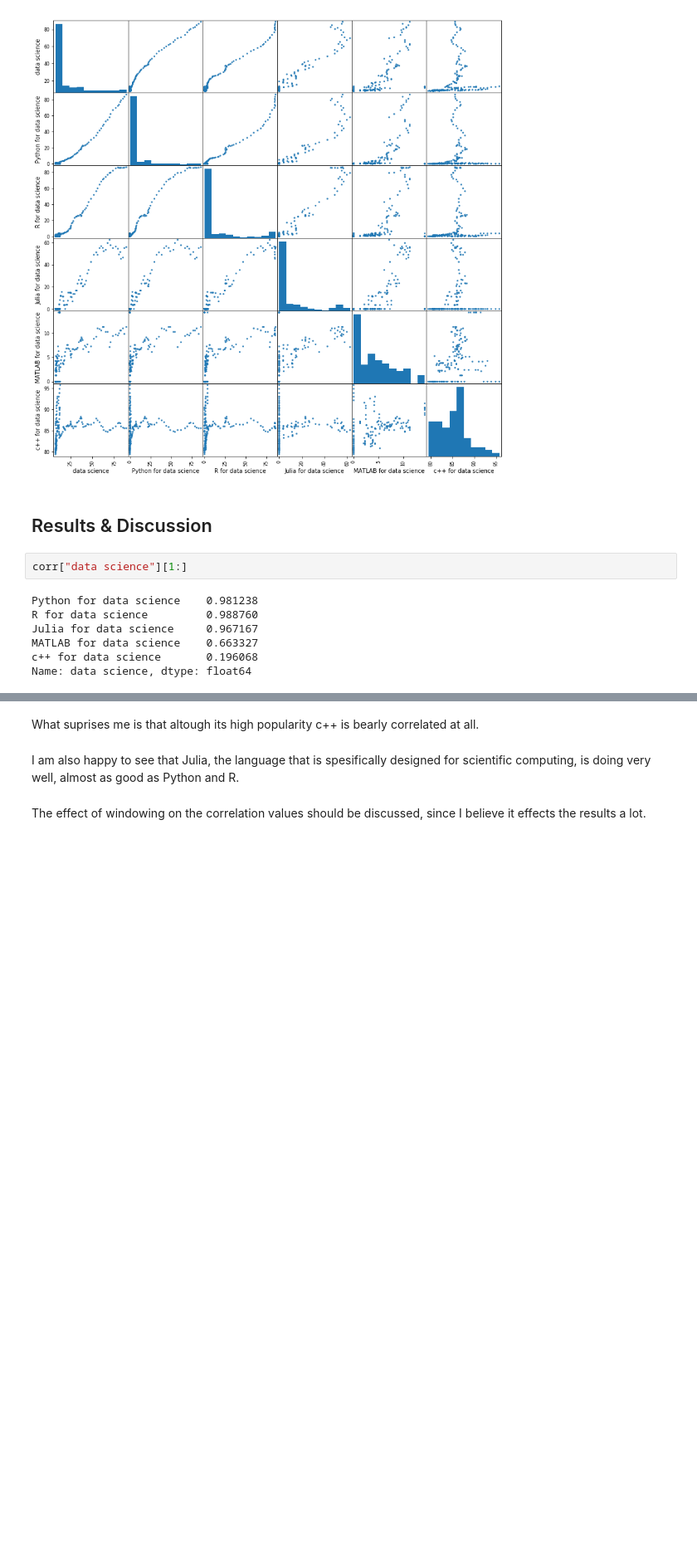
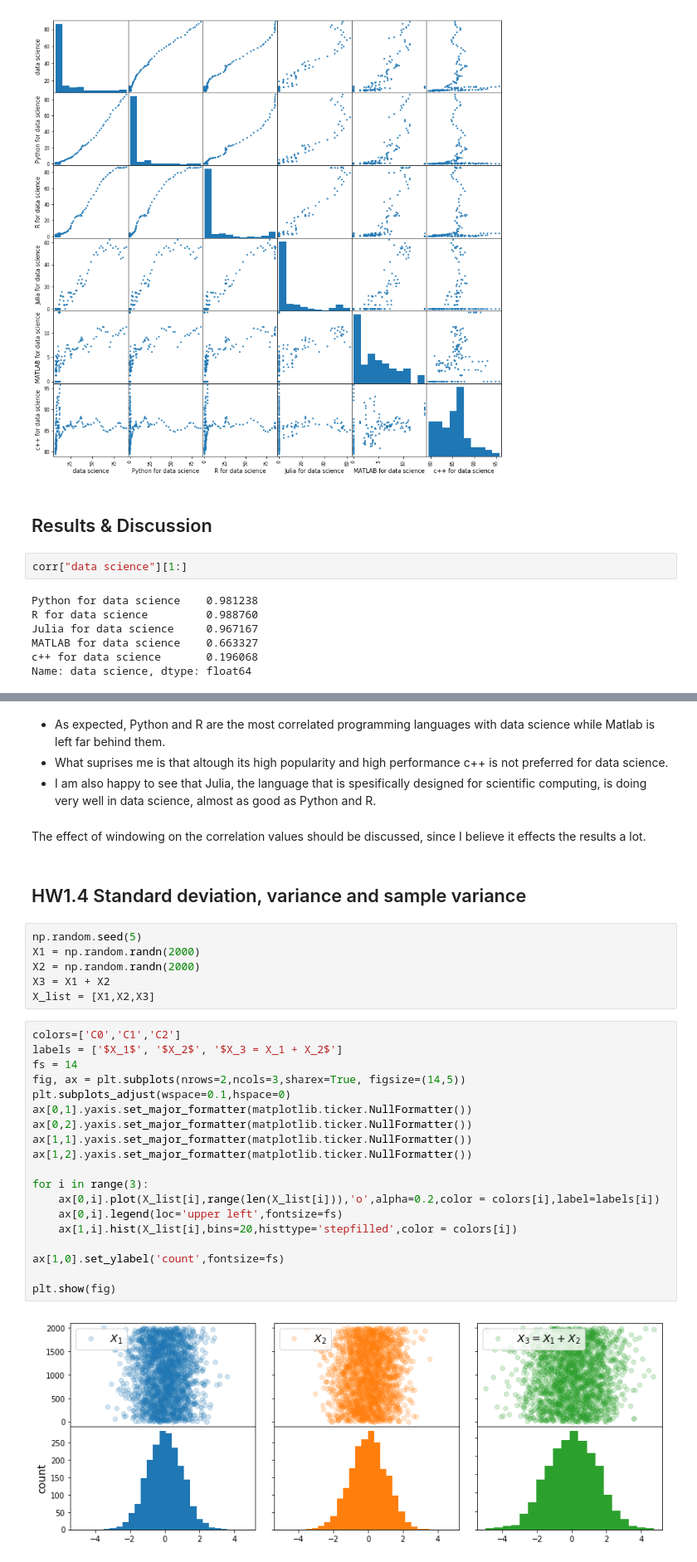
Before and after one commit to umurcankaya/statistical_learning_from_data, a Jupyter notebook: HW1.ipynb, the cells around one changed output, grey strips where cells are left out. Shown at 83% size. Cells and saved outputs as stored; diff of their text form; blank space fills up the shorter version.

```diff
--- a/HW1.ipynb
+++ b/HW1.ipynb
@@ -168,6 +167,35 @@ As expected Python and R is the most correlated programming languages with data
-# %% [markdown]
-What suprises me is that altough its high popularity c++ is bearly correlated at all.
 # %% [markdown]
-I am also happy to see that Julia, the language that is spesifically designed for scientific computing, is doing very well, almost as good as Python and R.
+- As expected, Python and R are the most correlated programming languages with data science while Matlab is left far behind them.
+- What suprises me is that altough its high popularity and high performance c++ is not preferred for data science.
+- I am also happy to see that Julia, the language that is spesifically designed for scientific computing, is doing very well in data science, almost as good as Python and R.
 # %% [markdown]
 The effect of windowing on the correlation values should be discussed, since I believe it effects the results a lot.
+# %% [markdown]
+## HW1.4 Standard deviation, variance and sample variance
+# %%
+np.random.seed(5)
+X1 = np.random.randn(2000)
+X2 = np.random.randn(2000)
+X3 = X1 + X2
+X_list = [X1,X2,X3]
+# %%
+colors=['C0','C1','C2']
+labels = ['$X_1$', '$X_2$', '$X_3 = X_1 + X_2$']
+fs = 14
+fig, ax = plt.subplots(nrows=2,ncols=3,sharex=True, figsize=(14,5))
+plt.subplots_adjust(wspace=0.1,hspace=0)
+ax[0,1].yaxis.set_major_formatter(matplotlib.ticker.NullFormatter())
+ax[0,2].yaxis.set_major_formatter(matplotlib.ticker.NullFormatter())
+ax[1,1].yaxis.set_major_formatter(matplotlib.ticker.NullFormatter())
+ax[1,2].yaxis.set_major_formatter(matplotlib.ticker.NullFormatter())
+
+for i in range(3):
+    ax[0,i].plot(X_list[i],range(len(X_list[i])),'o',alpha=0.2,color = colors[i],label=labels[i])
+    ax[0,i].legend(loc='upper left',fontsize=fs)
+    ax[1,i].hist(X_list[i],bins=20,histtype='stepfilled',color = colors[i])
+
+ax[1,0].set_ylabel('count',fontsize=fs)
+
+plt.show(fig)
+# %% [output]
+[figure, added]
```
Also changed, not shown: parts of 11 cells of this notebook.
